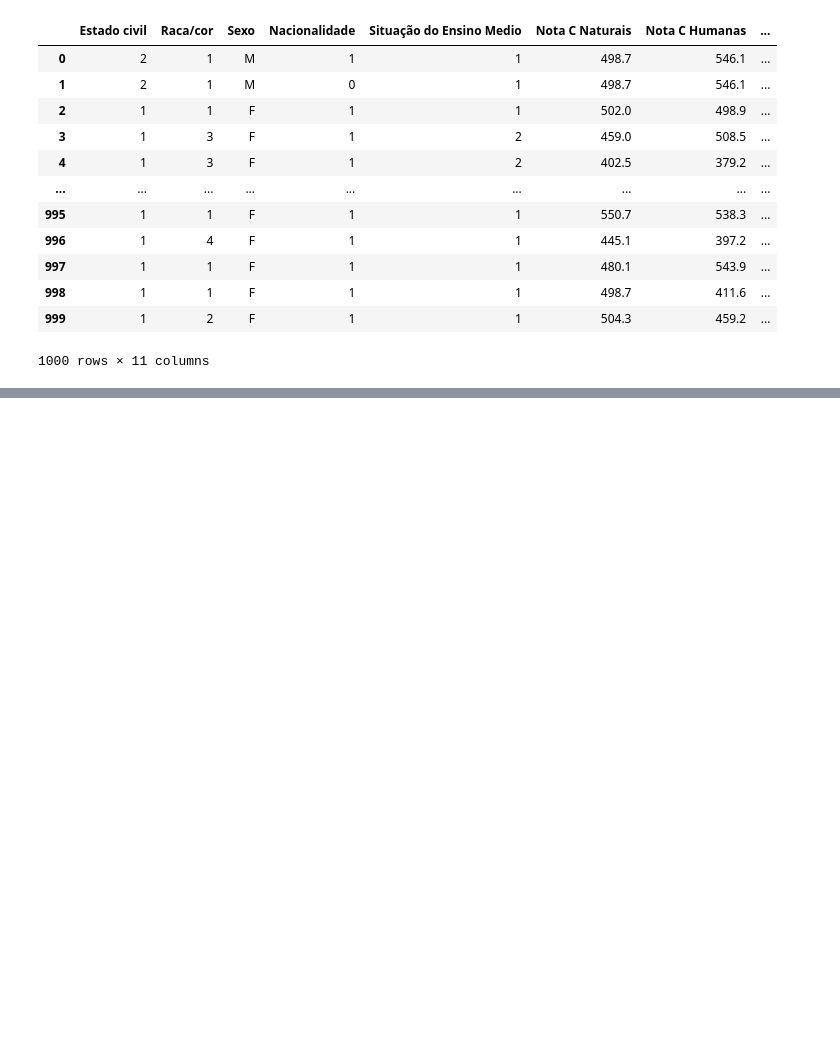
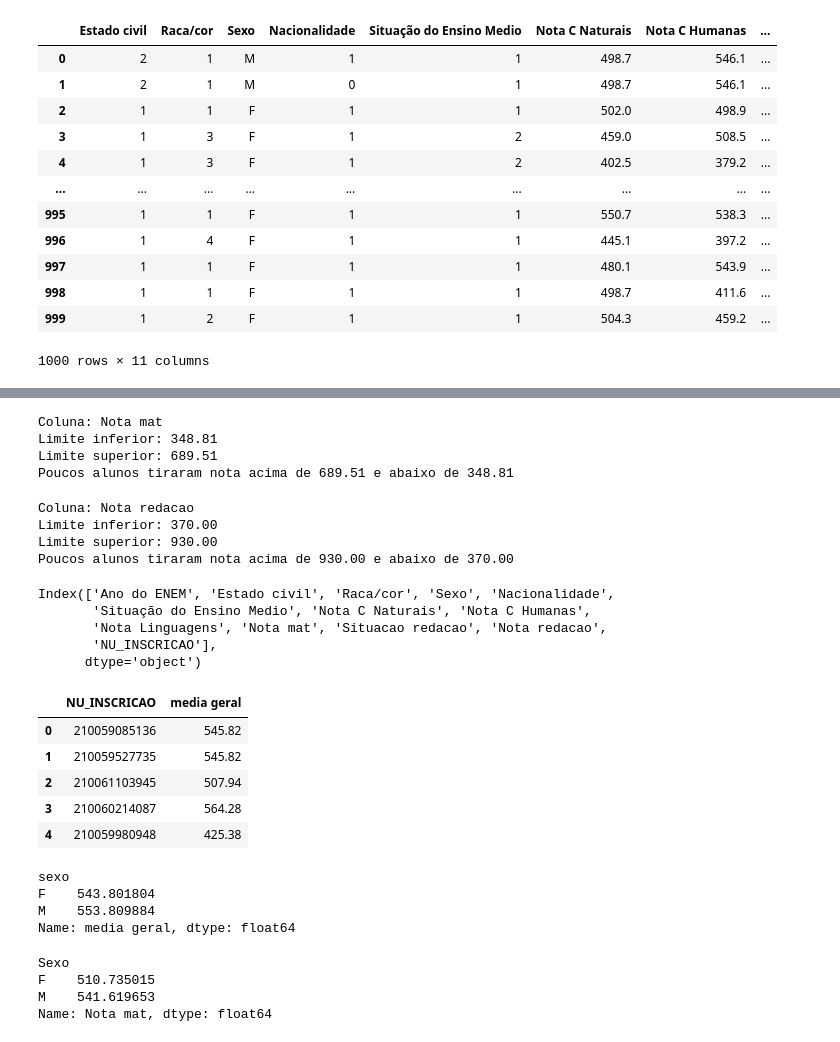
Before and after one commit to An4PDM/Data-Analysis-of-ENEM, a Jupyter notebook: notebooks/data_cleaning.ipynb, the cells around one changed output, grey strips where cells are left out. Cells and saved outputs as stored; diff of their text form; code cells hidden in the pictures; blank space fills up the shorter version.

Commit message:
notebooks: defining outliers

```diff
--- a/notebooks/data_cleaning.ipynb
+++ b/notebooks/data_cleaning.ipynb
@@ -145,3 +147,5 @@ microdata_filtered = microdata[['Ano do ENEM','Estado civil','Raca/cor','Sexo','
+# %%
+microdata_filtered = pd.read_pickle('../data/microdata_filtered.pkl')
 # %%
 microdata.head()
 # %% [output]
@@ -304,0 +320,40 @@ plt.boxplot(data=microdata_filtered, x='Nota C Humanas')
+# %%
+outliers('Nota mat')
+# %% [output]
+Coluna: Nota mat
+Limite inferior: 348.81
+Limite superior: 689.51
+Poucos alunos tiraram nota acima de 689.51 e abaixo de 348.81
+# %%
+outliers('Nota redacao')
+# %% [output]
+Coluna: Nota redacao
+Limite inferior: 370.00
+Limite superior: 930.00
+Poucos alunos tiraram nota acima de 930.00 e abaixo de 370.00
+# %%
+microdata_filtered = microdata_filtered.merge(microdata['NU_INSCRICAO'], left_index=True, right_index=True)
+# %%
+microdata_filtered.columns
+# %% [output]
+Index(['Ano do ENEM', 'Estado civil', 'Raca/cor', 'Sexo', 'Nacionalidade',
+       'Situação do Ensino Medio', 'Nota C Naturais', 'Nota C Humanas',
+       'Nota Linguagens', 'Nota mat', 'Situacao redacao', 'Nota redacao',
+       'NU_INSCRICAO'],
+      dtype='object')
+# %%
+# Média das 4 áreas por candidato (nota geral):
+medias_gerais = pd.DataFrame({
+    'NU_INSCRICAO': microdata_filtered['NU_INSCRICAO'],
+    'media geral': microdata_filtered[[
+    'Nota C Naturais', 'Nota C Humanas', 'Nota Linguagens', 'Nota mat', 'Nota redacao'
+]].mean(axis=1)})
+# %%
+medias_gerais.head()
+# %% [output]
+|  | NU_INSCRICAO | media geral |
+| 0 | 210059085136 | 545.82 |
+| 1 | 210059527735 | 545.82 |
+| 2 | 210061103945 | 507.94 |
+| 3 | 210060214087 | 564.28 |
+| 4 | 210059980948 | 425.38 |
@@ -304,0 +367,15 @@ plt.boxplot(data=microdata_filtered, x='Nota C Humanas')
+# %%
+medias_gerais.groupby('sexo')['media geral'].mean()
+# %% [output]
+sexo
+F    543.801804
+M    553.809884
+Name: media geral, dtype: float64
+# %%
+# Média das notas por sexo e área de conhecimento
+microdata_filtered.groupby('Sexo')['Nota mat'].mean()
+# %% [output]
+Sexo
+F    510.735015
+M    541.619653
+Name: Nota mat, dtype: float64
```
Also changed, not shown: parts of 21 cells of this notebook.
